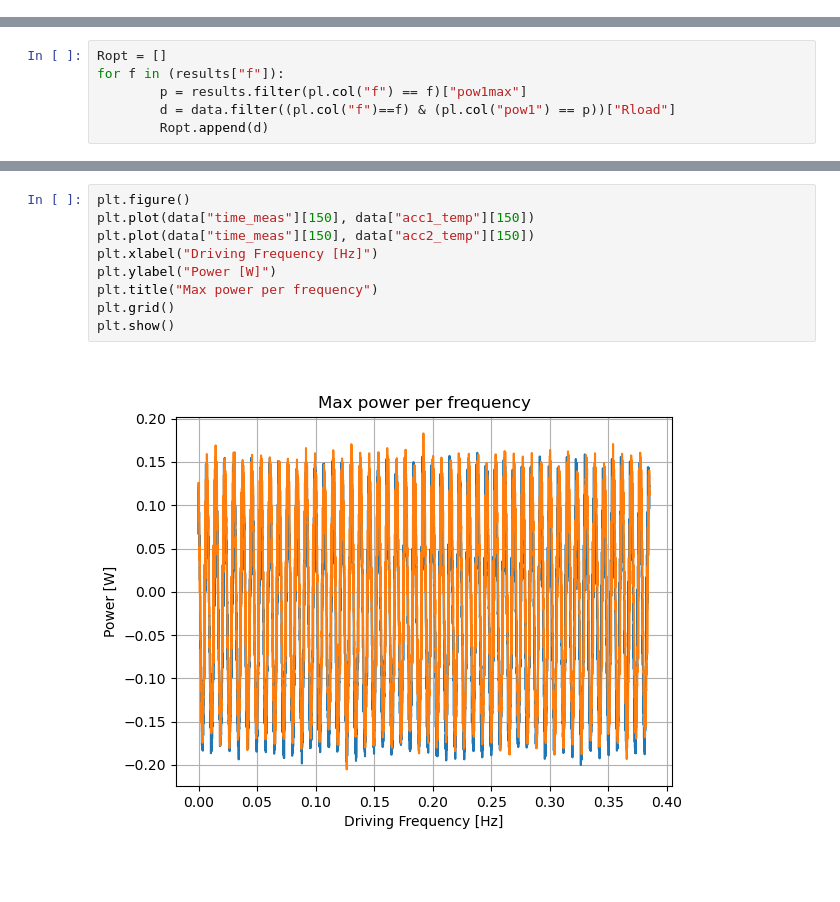
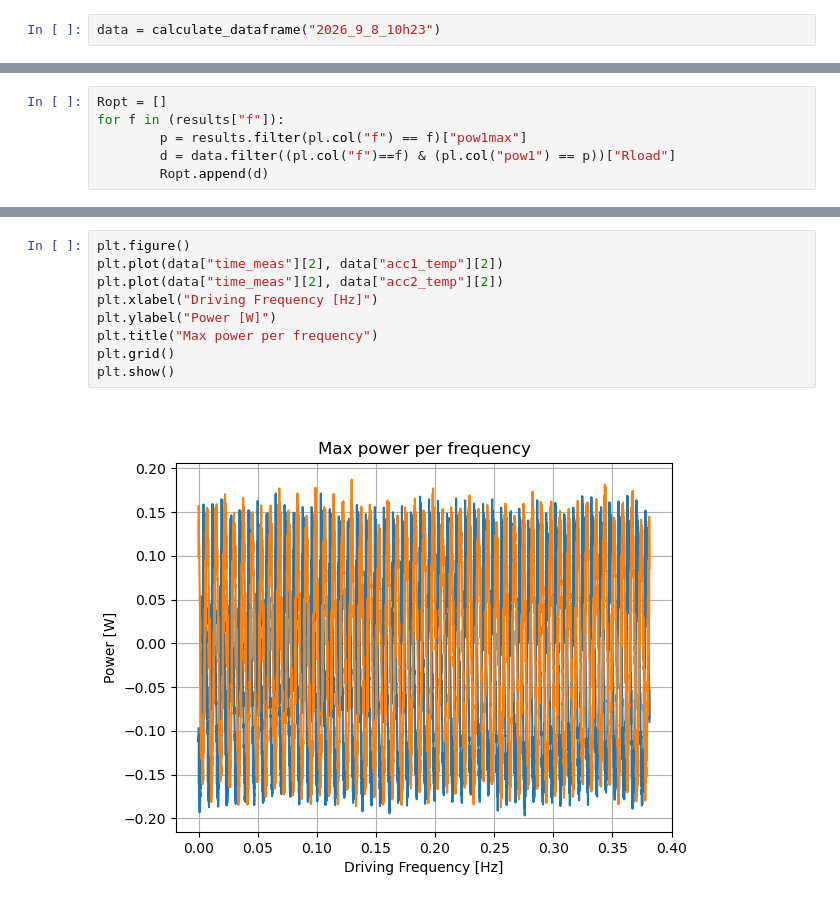
Before and after one commit to SalsyUniate/LinearManipsData, a Jupyter notebook: post_process.ipynb, the cells around one changed output, grey strips where cells are left out. Cells and saved outputs as stored; diff of their text form; blank space fills up the shorter version.

```diff
--- a/post_process.ipynb
+++ b/post_process.ipynb
@@ -10,5 +10,7 @@ from post_process_parquet import data
 
 %matplotlib widget
+# %%
+data = calculate_dataframe("2026_9_8_10h23")
 # %%
 results = data.group_by(
     pl.col("f")
@@ -52,14 +54,14 @@ plt.show()
 # %%
 plt.figure()
-plt.plot(data["time_meas"][150], data["acc1_temp"][150])
-plt.plot(data["time_meas"][150], data["acc2_temp"][150])
+plt.plot(data["time_meas"][2], data["acc1_temp"][2])
+plt.plot(data["time_meas"][2], data["acc2_temp"][2])
 plt.xlabel("Driving Frequency [Hz]")
 plt.ylabel("Power [W]")
 plt.title("Max power per frequency")
 plt.grid()
 plt.show()
 # %% [output]
-[figure, old version]
+[figure, new version]
 # %%
 plt.figure()
 plt.scatter(data["f"], data["phase_shift"], marker='+')
```
Also changed, not shown: parts of 6 cells of this notebook, 4 other files.
